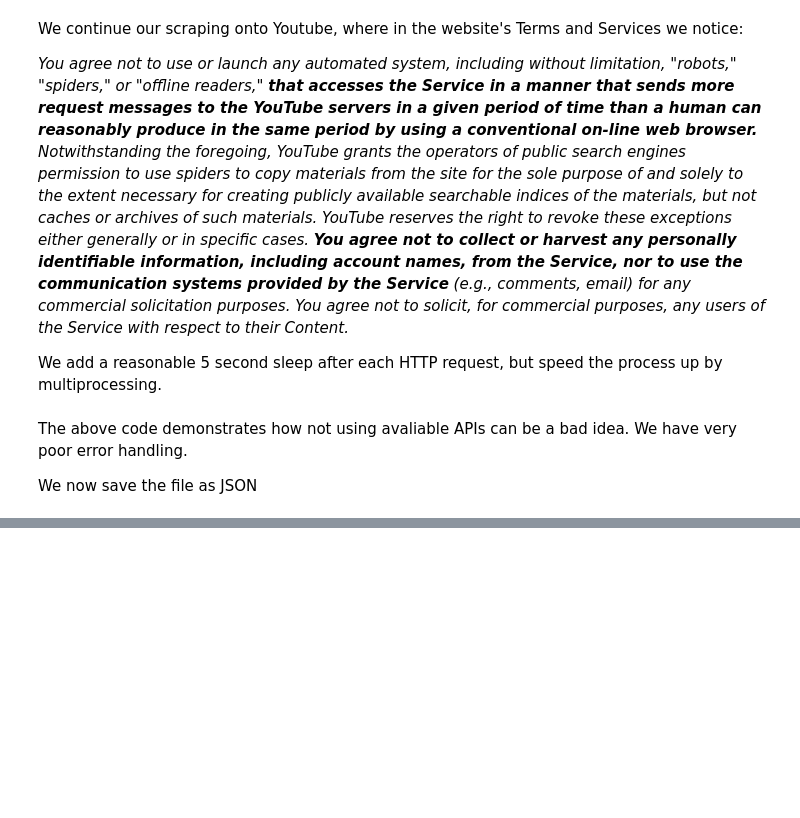
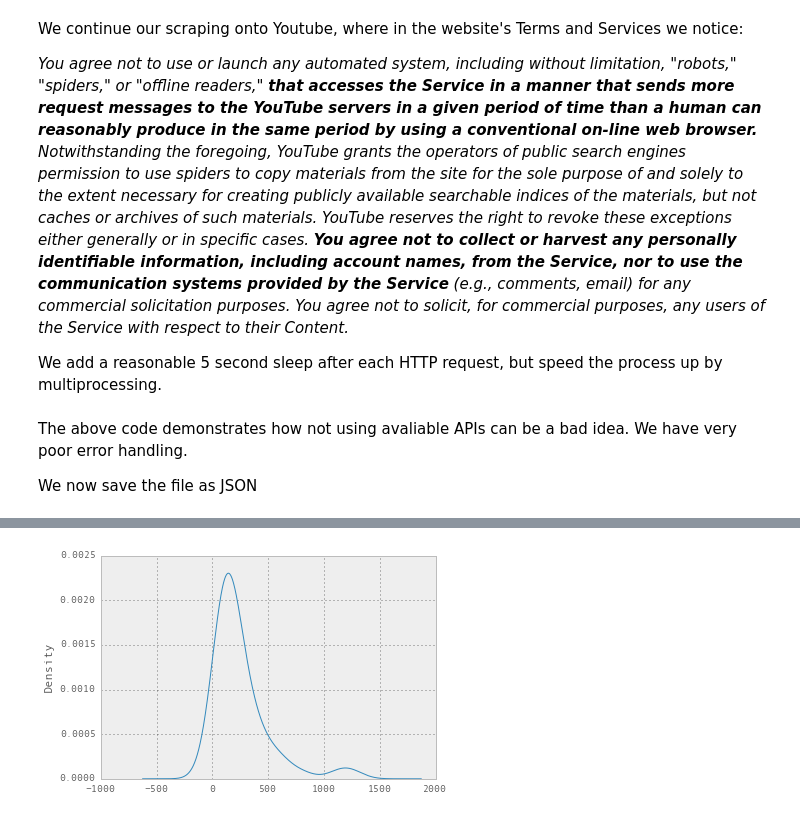
Before and after one commit to jackgolding/FullStackDataAnalysis, a Jupyter notebook: Web Scraping 101.ipynb, the cells around one changed output, grey strips where cells are left out. Drawn from its saved outputs; the diff is of its cells as text; code cells hidden in the pictures; blank space fills up the shorter version.

```diff
--- a/Web Scraping 101.ipynb
+++ b/Web Scraping 101.ipynb
@@ -105,0 +285,4 @@ with open(r'./Assets/pycon_au_2014_video_data.json', 'w') as outfile:
+# %%
+df['youtube_views'].fillna(0).plot(kind='kde');
+# %% [output]
+[figure, added]
```
Also changed, not shown: parts of 41 cells of this notebook.
